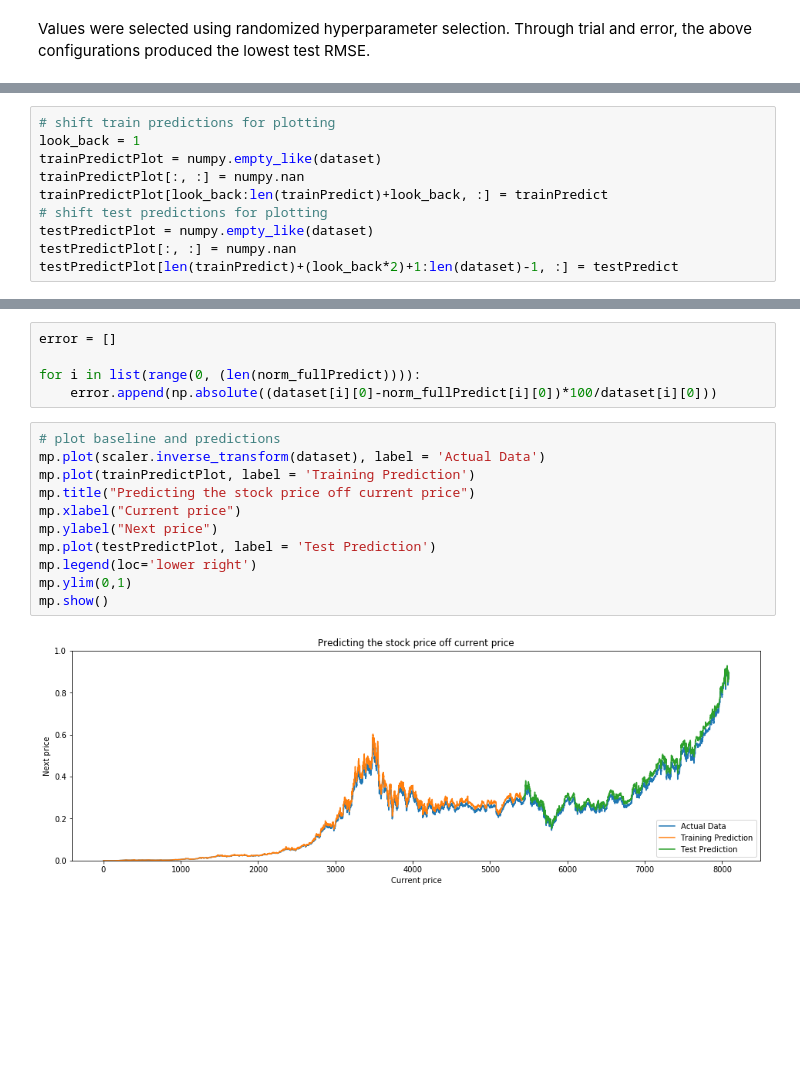
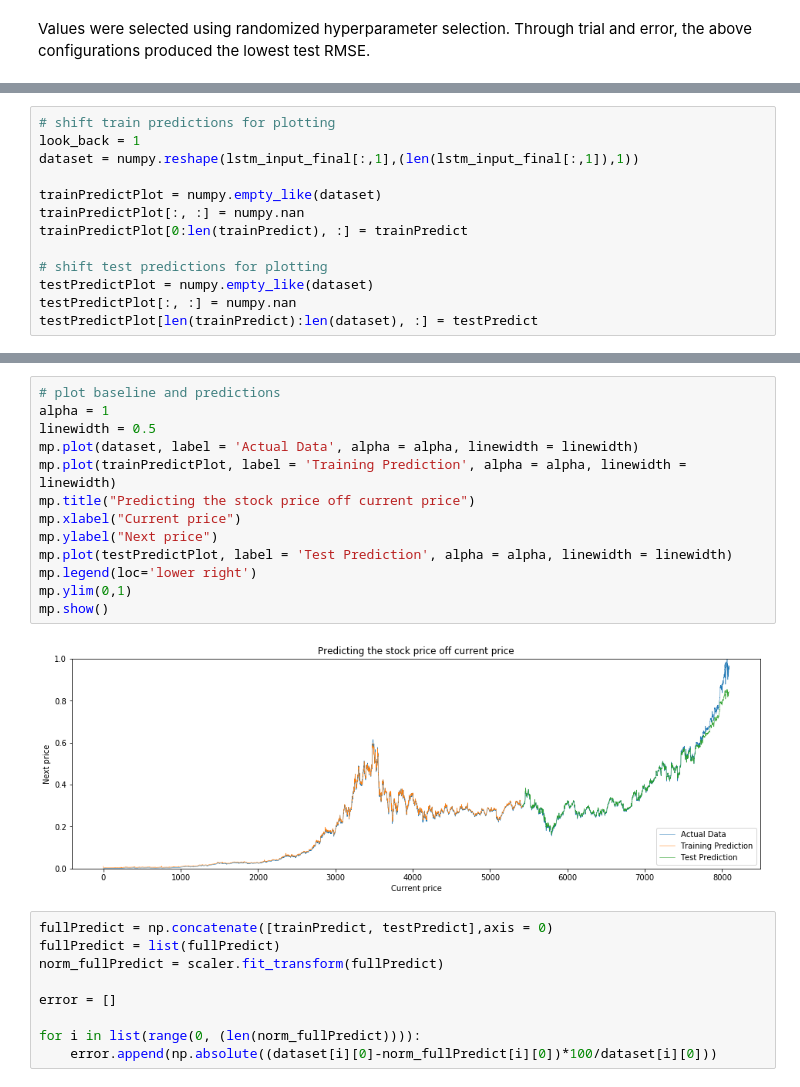
Before and after one commit to LucasChev/stock_analysis, a Jupyter notebook: Stock Analysis.ipynb, the cells around one changed output, grey strips where cells are left out. Cells and saved outputs as stored; diff of their text form; blank space fills up the shorter version.

```diff
--- a/Bulk Stock analysis 1.ipynb
+++ b/Stock Analysis.ipynb
@@ -683,10 +683,13 @@ Test Score: 0.015 RMSE
 # %%
 # shift train predictions for plotting
 look_back = 1
+dataset = numpy.reshape(lstm_input_final[:,1],(len(lstm_input_final[:,1]),1))
+
 trainPredictPlot = numpy.empty_like(dataset)
 trainPredictPlot[:, :] = numpy.nan
-trainPredictPlot[look_back:len(trainPredict)+look_back, :] = trainPredict
+trainPredictPlot[0:len(trainPredict), :] = trainPredict
+
 # shift test predictions for plotting
 testPredictPlot = numpy.empty_like(dataset)
 testPredictPlot[:, :] = numpy.nan
-testPredictPlot[len(trainPredict)+(look_back*2)+1:len(dataset)-1, :] = testPredict
+testPredictPlot[len(trainPredict):len(dataset), :] = testPredict
@@ -705,21 +696,27 @@ len(dataset)
+# %%
+# plot baseline and predictions
+alpha = 1
+linewidth = 0.5
+mp.plot(dataset, label = 'Actual Data', alpha = alpha, linewidth = linewidth)
+mp.plot(trainPredictPlot, label = 'Training Prediction', alpha = alpha, linewidth = linewidth)
+mp.title("Predicting the stock price off current price")
+mp.xlabel("Current price")
+mp.ylabel("Next price")
+mp.plot(testPredictPlot, label = 'Test Prediction', alpha = alpha, linewidth = linewidth)
+mp.legend(loc='lower right')
+mp.ylim(0,1)
+mp.show()
+# %% [output]
+[figure, added]
 # %%
+fullPredict = np.concatenate([trainPredict, testPredict],axis = 0)
+fullPredict = list(fullPredict)
+norm_fullPredict = scaler.fit_transform(fullPredict)
+
 error = []
 
 for i in list(range(0, (len(norm_fullPredict)))):
     error.append(np.absolute((dataset[i][0]-norm_fullPredict[i][0])*100/dataset[i][0]))
-# %%
-# plot baseline and predictions
-mp.plot(scaler.inverse_transform(dataset), label = 'Actual Data')
-mp.plot(trainPredictPlot, label = 'Training Prediction')
-mp.title("Predicting the stock price off current price")
-mp.xlabel("Current price")
-mp.ylabel("Next price")
-mp.plot(testPredictPlot, label = 'Test Prediction')
-mp.legend(loc='lower right')
-mp.ylim(0,1)
-mp.show()
-# %% [output]
-[figure, removed]
 # %%
 plt = mp.subplot()
 plt.plot(error)
```
Also changed, not shown: parts of 30 cells of this notebook.
